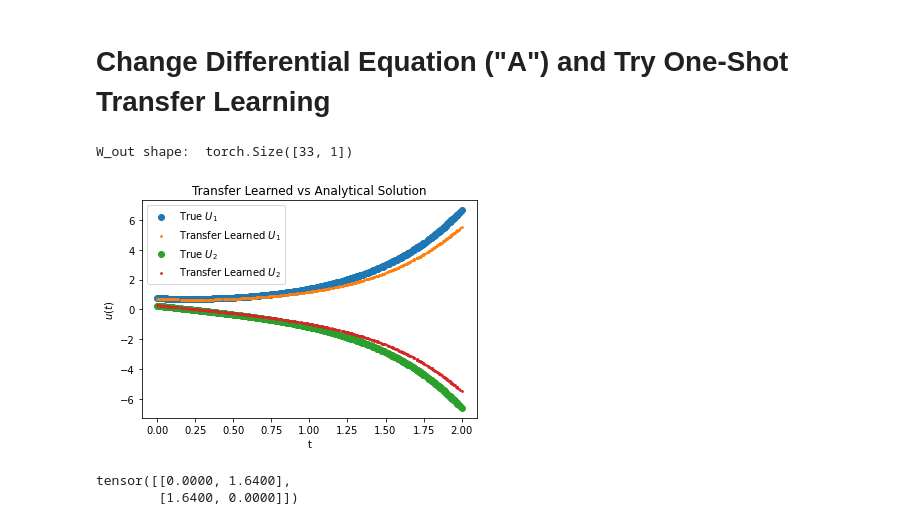
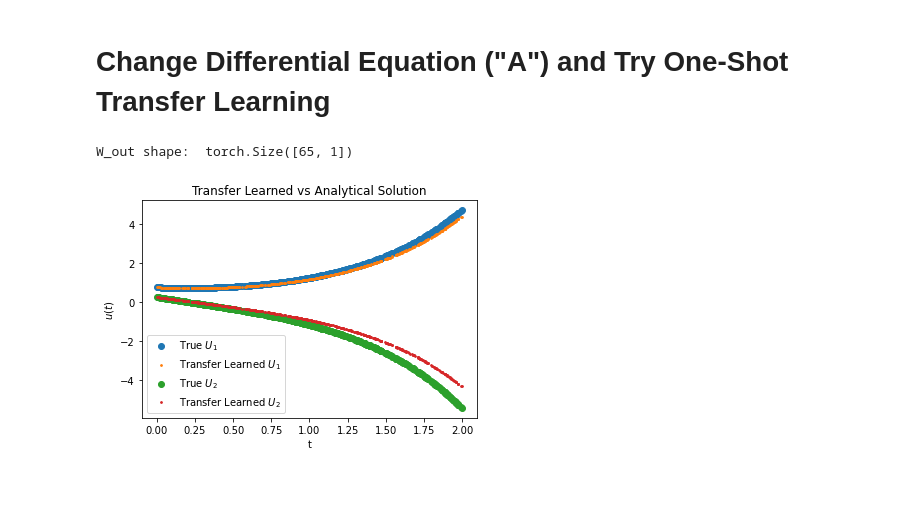
Before and after one commit to Hari-Raval/Harvard-Thesis, a Jupyter notebook: src/transfer_learning_two_linear_ode/system_linear_ode_with_transfer_learning.ipynb, the cells around one changed output. Drawn from its saved outputs; the diff is of its cells as text; code cells hidden in the pictures; blank space fills up the shorter version.

```diff
--- a/src/transfer_learning_two_linear_ode/system_linear_ode_with_transfer_learning.ipynb
+++ b/src/transfer_learning_two_linear_ode/system_linear_ode_with_transfer_learning.ipynb
@@ -232,8 +233,8 @@ def plot_loss_mse_and_solution(x_range, true_functs, iterations, trained_model,
 # %%
 # set-up network training parameters
 x_range = [0, 2]
-hid_lay = [64, 64, 64]
-num_equations, iterations = 2, 40000
+hid_lay = [128, 128, 128]
+num_equations, iterations = 2, 1
 
 # set-up differential equation parameters for network
 v_list = [torch.tensor([[0.12], [0.35]]), torch.tensor([[0.87], [0.62]]),
@@ -242,11 +243,17 @@ v = v_list[-1]
 
 # set up A matrix for different differential equations
 A_non_coupled_2_eq = torch.tensor([[1.1, 0], [0, 3]])
-A_coupled_2_eq = torch.tensor([[0, 1.1], [1.1, 0]]) # TODO: CHANGE 1.1 to 3.1 somewhere here...
+# A_coupled_2_eq = torch.tensor([[0, 1.1], [1.1, 0]])
+# A_coupled_2_eq = torch.tensor([[0, 1.1], [3, 0]]) not good results with current network set-up
+A_coupled_2_eq = torch.tensor([[0, 1.1], [1.5, 0]])
 
 # write actual solutions for computing MSE and plotting true solution
-true_f1_coupled_2_eq = lambda x: (0.5 * v[0] * np.exp(-1.1 * x) * (np.exp(2.2 * x) + 1) - (0.5 * v[1] * np.exp(-1.1 * x) * (np.exp(2.2 * x) - 1))).numpy()
-true_f2_coupled_2_eq = lambda x: (0.5 * v[1] * np.exp(-1.1 * x) * (np.exp(2.2 * x) + 1) - (0.5 * v[0] * np.exp(-1.1 * x) * (np.exp(2.2 * x) - 1))).numpy()
+# true_f1_coupled_2_eq = lambda x: (0.5 * v[0] * np.exp(-1.1 * x) * (np.exp(2.2 * x) + 1) - (0.5 * v[1] * np.exp(-1.1 * x) * (np.exp(2.2 * x) - 1))).numpy()
+# true_f2_coupled_2_eq = lambda x: (0.5 * v[1] * np.exp(-1.1 * x) * (np.exp(2.2 * x) + 1) - (0.5 * v[0] * np.exp(-1.1 * x) * (np.exp(2.2 * x) - 1))).numpy()
+# true_f1_coupled_2_eq = lambda x: (0.5 * v[0] * np.exp(-1.81659 * x) * (np.exp(3.63318 * x) + 1) - (0.302765 * v[1] * np.exp(-1.81659 * x) * (np.exp(3.63318 * x) - 1))).numpy()
+# true_f2_coupled_2_eq = lambda x: (0.5 * v[1] * np.exp(-1.81659 * x) * (np.exp(3.63318 * x) + 1) - (0.825723 * v[0] * np.exp(-1.81659 * x) * (np.exp(3.63318 * x) - 1))).numpy()
+true_f1_coupled_2_eq = lambda x: (0.5 * v[0] * np.exp(-1.28452 * x) * (np.exp(2.56905 * x) + 1) - (0.428174 * v[1] * np.exp(-1.28452 * x) * (np.exp(2.56905 * x) - 1))).numpy()
+true_f2_coupled_2_eq = lambda x: (0.5 * v[1] * np.exp(-1.28452 * x) * (np.exp(2.56905 * x) + 1) - (0.583874 * v[0] * np.exp(-1.28452 * x) * (np.exp(2.56905 * x) - 1))).numpy()
 true_functs_coupled_2_eq = [true_f1_coupled_2_eq, true_f2_coupled_2_eq]
 
 true_f1_non_coupled_2_eq = lambda x: (v[0] * np.exp(-1.1 * x)).numpy()
@@ -446,7 +430,7 @@ Total Time to evaluate w_out for 10000 different initial conditions:  0.21 secon
 # Change Differential Equation ("A")  and Try One-Shot Transfer Learning
 # %%
 # new differential equation to apply training to
-factor_1 = 1.64
+factor_1 = 1.43
 transfer_A = torch.tensor([[0, factor_1], [factor_1, 0]])
 
 # compute the new dH_dt * dH_dt.T using SAME dH_dt_new from previous training since it won't change
@@ -471,28 +455,25 @@ M_new = M_sum_terms_new + H_0_T_times_H_0
 M_inv_new = torch.linalg.pinv(M_new)
 
 # compute the output weights by W_out = M ^ -1 * H_0 * u_0
-W_out_new_A = torch.matmul(torch.matmul(M_inv_new, H_0.T), v) # use same initial condition as original?
+W_out_new_A = torch.matmul(torch.matmul(M_inv_new, H_0.T), v)
 print("W_out shape: ", W_out_new_A.shape)
 # %% [output]
-W_out shape:  torch.Size([33, 1])
+W_out shape:  torch.Size([65, 1])
 # %%
-true_f1_coupled_2_eq_transfer_new_A = lambda x: (0.5 * v[0] * np.exp(-factor_1 * x) * (np.exp(factor_1 * 2 * x) + 1) - (0.5 * v[1] * np.exp(-factor_1 * x) * (np.exp(factor_1 * 2 * x) - 1))).numpy()
-true_f2_coupled_2_eq_transfer_new_A = lambda x: (0.5 * v[1] * np.exp(-factor_1 * x) * (np.exp(factor_1 * 2 * x) + 1) - (0.5 * v[0] * np.exp(-factor_1 * x) * (np.exp(factor_1 * 2 * x) - 1))).numpy()
+# true_f1_coupled_2_eq_transfer_new_A = lambda x: (0.5 * v[0] * np.exp(-factor_1 * x) * (np.exp(factor_1 * 2 * x) + 1) - (0.5 * v[1] * np.exp(-factor_1 * x) * (np.exp(factor_1 * 2 * x) - 1))).numpy()
+# true_f2_coupled_2_eq_transfer_new_A = lambda x: (0.5 * v[1] * np.exp(-factor_1 * x) * (np.exp(factor_1 * 2 * x) + 1) - (0.5 * v[0] * np.exp(-factor_1 * x) * (np.exp(factor_1 * 2 * x) - 1))).numpy()
+true_f1_coupled_2_eq_transfer_new_A = lambda x: (0.5 * v[0] * np.exp(-factor_1 * x) * (np.exp(factor_1 * 2 * x) + 1) - (0.428174 * v[1] * np.exp(-factor_1 * x) * (np.exp(factor_1 * 2 * x) - 1))).numpy()
+true_f2_coupled_2_eq_transfer_new_A = lambda x: (0.5 * v[1] * np.exp(-factor_1 * x) * (np.exp(factor_1 * 2 * x) + 1) - (0.583874 * v[0] * np.exp(-factor_1 * x) * (np.exp(factor_1 * 2 * x) - 1))).numpy()
 
 u_transfer_equation_change = torch.matmul(H, W_out_new_A).squeeze()
 
 plt.scatter(t_eval.detach().numpy(), true_f1_coupled_2_eq_transfer_new_A(t_eval.detach().numpy()), label='True $U_1$');
 plt.scatter(t_eval.detach().numpy(), u_transfer_equation_change[:, 0].detach().numpy(), label='Transfer Learned $U_1$', s=3);
 plt.scatter(t_eval.detach().numpy(), true_f2_coupled_2_eq_transfer_new_A(t_eval.detach().numpy()), label='True $U_2$');
 plt.scatter(t_eval.detach().numpy(), u_transfer_equation_change[:, 1].detach().numpy(), label='Transfer Learned $U_2$', s=3);
 plt.xlabel("t")
 plt.ylabel("$u(t)$")
 plt.title("Transfer Learned vs Analytical Solution")
 plt.legend();
 # %% [output]
-[figure, old version]
+[figure, new version]
-# %%
-transfer_A
-# %% [output]
-tensor([[0.0000, 1.6400],
-        [1.6400, 0.0000]])
```
Also changed, not shown: parts of 8 cells of this notebook, 1 other file.
